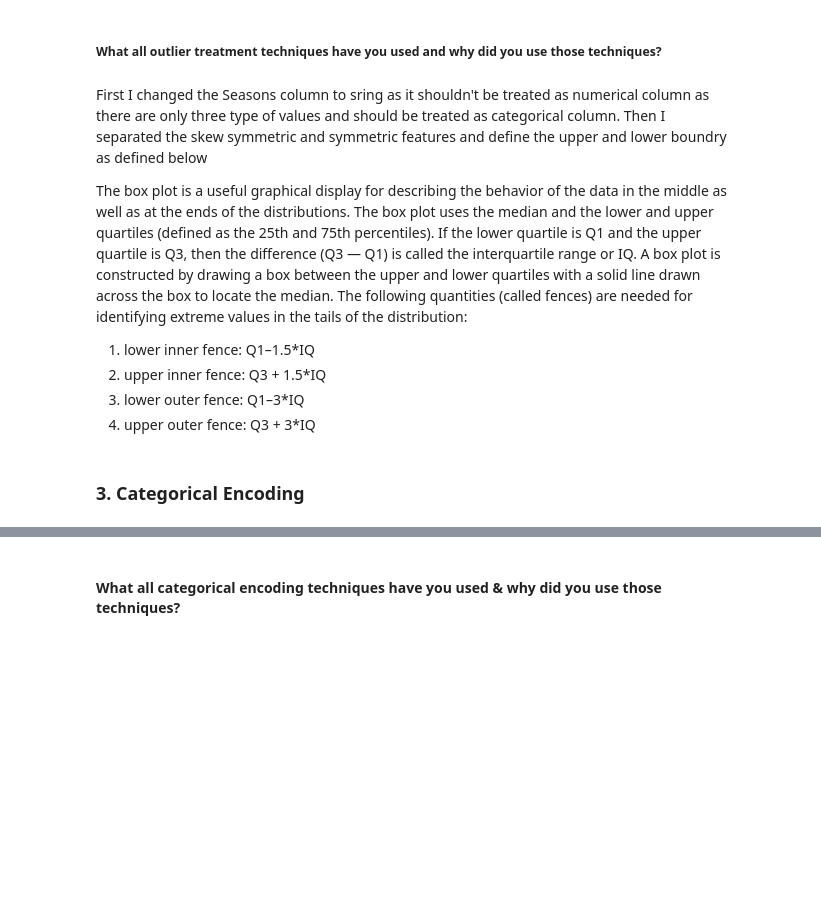
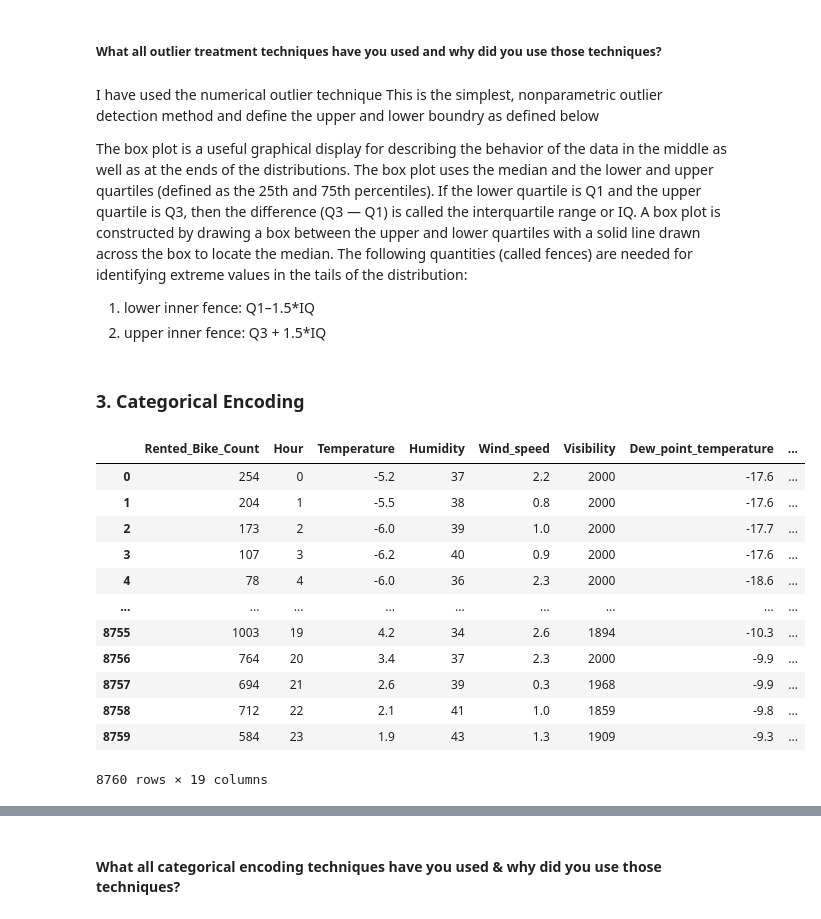
Before and after one commit to abhisheknagpure8/bike-sharing-demand-prediction, a Jupyter notebook: ML_Project_Regression_Bike_Sharing_Demand_Pred.ipynb, the cells around one changed output, grey strips where cells are left out. Drawn from its saved outputs; the diff is of its cells as text; code cells hidden in the pictures; blank space fills up the shorter version.

```diff
--- a/ML_Project_Regression_Bike_Sharing_Demand_Pred.ipynb
+++ b/ML_Project_Regression_Bike_Sharing_Demand_Pred.ipynb
@@ -935,0 +913,7 @@ for col in df.describe().columns:
+# %%
+#Calculating the upper and lower fence for outlier removal
+u_fence = Q3 + (1.5*IQR)
+l_fence = Q1 - (1.5*IQR)
+# %%
+#Detecting and removing the outliers
+df[outlier_cols] = df[outlier_cols][~((df[outlier_cols] < l_fence) | (df[outlier_cols] > u_fence))]
@@ -936,12 +974,32 @@ for col in df.describe().columns:
 # %% [markdown]
 ##### What all outlier treatment techniques have you used and why did you use those techniques?
 # %% [markdown]
-First I changed the Seasons column to sring as it shouldn't be treated as numerical column as there are only three type of values and should be treated as categorical column. Then I separated the skew symmetric and symmetric features and define the upper and lower boundry as defined below
+I have used the numerical outlier technique This is the simplest, nonparametric outlier detection method and define the upper and lower boundry as defined below
 
 The box plot is a useful graphical display for describing the behavior of the data in the middle as well as at the ends of the distributions. The box plot uses the median and the lower and upper quartiles (defined as the 25th and 75th percentiles). If the lower quartile is Q1 and the upper quartile is Q3, then the difference (Q3 — Q1) is called the interquartile range or IQ. A box plot is constructed by drawing a box between the upper and lower quartiles with a solid line drawn across the box to locate the median. The following quantities (called fences) are needed for identifying extreme values in the tails of the distribution:
 1.	lower inner fence: Q1–1.5*IQ
 2.	upper inner fence: Q3 + 1.5*IQ
-3.	lower outer fence: Q1–3*IQ
-4.	upper outer fence: Q3 + 3*IQ
 # %% [markdown]
 ### 3. Categorical Encoding
+# %%
+#Encoding for Seasons column
+df['Winter'] = np.where(df['Seasons']=='Winter', 1, 0)
+df['Spring'] = np.where(df['Seasons']=='Spring', 1, 0)
+df['Summer'] = np.where(df['Seasons']=='Summer', 1, 0)
+df['Autumn'] = np.where(df['Seasons']=='Autumn', 1, 0)
+# %%
+df
+# %% [output]
+|  | Rented_Bike_Count | Hour | Temperature | Humidity | Wind_speed | Visibility | Dew_point_temperature | ... |
+| 0 | 254 | 0 | -5.2 | 37 | 2.2 | 2000 | -17.6 | ... |
+| 1 | 204 | 1 | -5.5 | 38 | 0.8 | 2000 | -17.6 | ... |
+| 2 | 173 | 2 | -6.0 | 39 | 1.0 | 2000 | -17.7 | ... |
+| 3 | 107 | 3 | -6.2 | 40 | 0.9 | 2000 | -17.6 | ... |
+| 4 | 78 | 4 | -6.0 | 36 | 2.3 | 2000 | -18.6 | ... |
+| ... | ... | ... | ... | ... | ... | ... | ... | ... |
+| 8755 | 1003 | 19 | 4.2 | 34 | 2.6 | 1894 | -10.3 | ... |
+| 8756 | 764 | 20 | 3.4 | 37 | 2.3 | 2000 | -9.9 | ... |
+| 8757 | 694 | 21 | 2.6 | 39 | 0.3 | 1968 | -9.9 | ... |
+| 8758 | 712 | 22 | 2.1 | 41 | 1.0 | 1859 | -9.8 | ... |
+| 8759 | 584 | 23 | 1.9 | 43 | 1.3 | 1909 | -9.3 | ... |
+8760 rows × 19 columns
```
Also changed, not shown: parts of 37 cells of this notebook.
